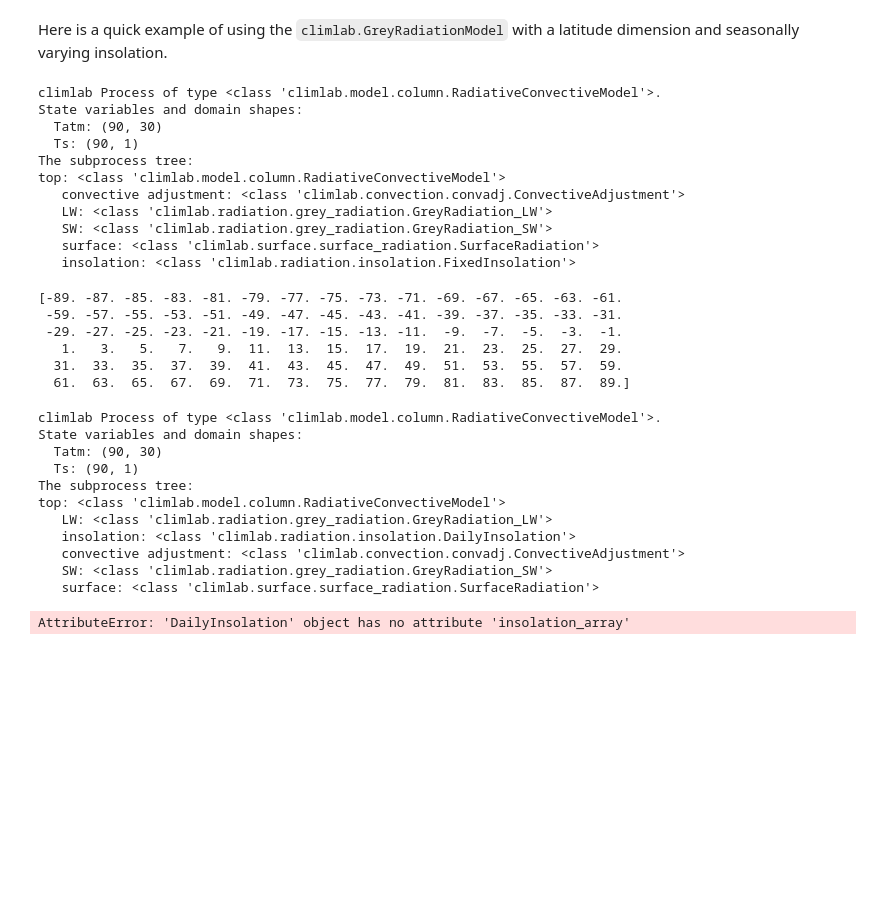
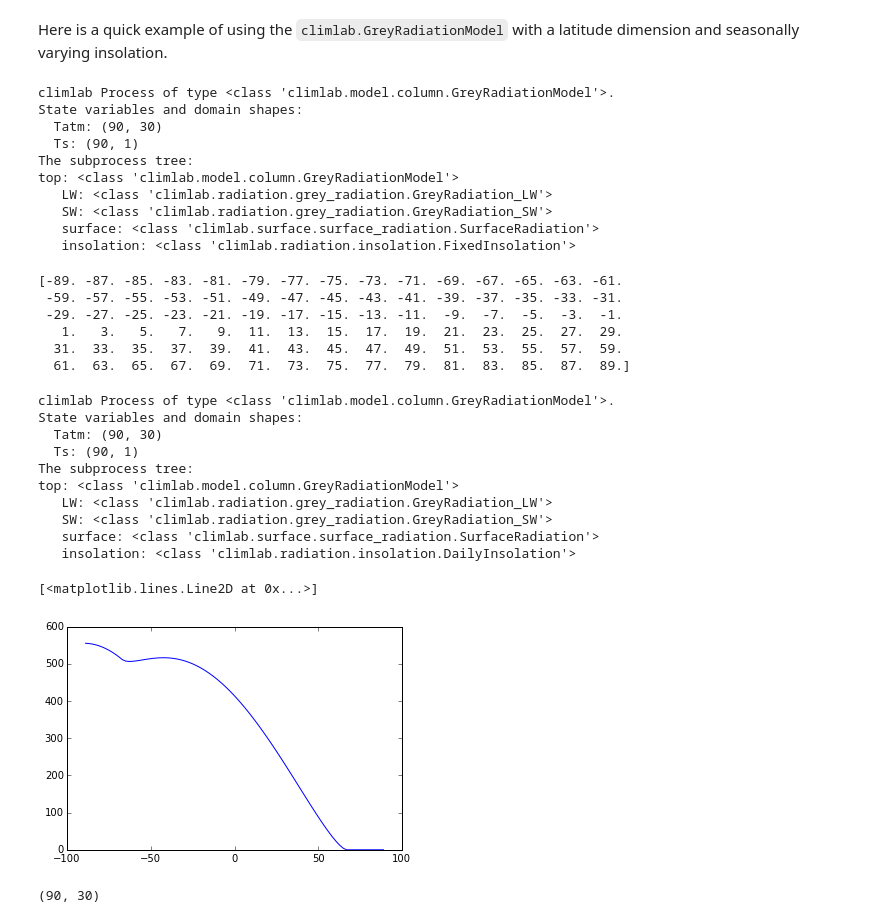
Before and after one commit to climlab/climlab, a Jupyter notebook: courseware/Latitude-dependent grey radiation.ipynb, the cells around one changed output. Drawn from its saved outputs; the diff is of its cells as text; code cells hidden in the pictures; blank space fills up the shorter version.

```diff
--- a/courseware/Latitude-dependent grey radiation.ipynb
+++ b/courseware/Latitude-dependent grey radiation.ipynb
@@ -8,16 +8,15 @@ import numpy as np
 import matplotlib.pyplot as plt
 import climlab
 # %%
-model = climlab.RadiativeConvectiveModel(num_lev=30, num_lat=90)
+model = climlab.GreyRadiationModel(num_lev=30, num_lat=90)
 print model
 # %% [output]
-climlab Process of type <class 'climlab.model.column.RadiativeConvectiveModel'>.
+climlab Process of type <class 'climlab.model.column.GreyRadiationModel'>.
 State variables and domain shapes:
   Tatm: (90, 30)
   Ts: (90, 1)
 The subprocess tree:
-top: <class 'climlab.model.column.RadiativeConvectiveModel'>
-   convective adjustment: <class 'climlab.convection.convadj.ConvectiveAdjustment'>
+top: <class 'climlab.model.column.GreyRadiationModel'>
    LW: <class 'climlab.radiation.grey_radiation.GreyRadiation_LW'>
    SW: <class 'climlab.radiation.grey_radiation.GreyRadiation_SW'>
    surface: <class 'climlab.surface.surface_radiation.SurfaceRadiation'>
@@ -32,25 +31,21 @@ print model.lat
   31.  33.  35.  37.  39.  41.  43.  45.  47.  49.  51.  53.  55.  57.  59.
   61.  63.  65.  67.  69.  71.  73.  75.  77.  79.  81.  83.  85.  87.  89.]
 # %%
-insolation = climlab.radiation.insolation.DailyInsolation(domain=model.Ts.domain)
+insolation = climlab.radiation.insolation.DailyInsolation(domains=model.Ts.domain)
 # %%
 model.add_subprocess('insolation', insolation)
 # %%
 print model
 # %% [output]
-climlab Process of type <class 'climlab.model.column.RadiativeConvectiveModel'>.
+climlab Process of type <class 'climlab.model.column.GreyRadiationModel'>.
 State variables and domain shapes:
   Tatm: (90, 30)
   Ts: (90, 1)
 The subprocess tree:
-top: <class 'climlab.model.column.RadiativeConvectiveModel'>
+top: <class 'climlab.model.column.GreyRadiationModel'>
    LW: <class 'climlab.radiation.grey_radiation.GreyRadiation_LW'>
-   insolation: <class 'climlab.radiation.insolation.DailyInsolation'>
-   convective adjustment: <class 'climlab.convection.convadj.ConvectiveAdjustment'>
    SW: <class 'climlab.radiation.grey_radiation.GreyRadiation_SW'>
    surface: <class 'climlab.surface.surface_radiation.SurfaceRadiation'>
+   insolation: <class 'climlab.radiation.insolation.DailyInsolation'>
 # %%
 model.step_forward()
-model.step_forward()
-# %% [output]
-AttributeError: 'DailyInsolation' object has no attribute 'insolation_array'
@@ -58,0 +52,9 @@ AttributeError: 'DailyInsolation' object has no attribute 'insolation_array'
+# %%
+plt.plot(model.lat, model.diagnostics['insolation'])
+# %% [output]
+[<matplotlib.lines.Line2D at 0x...>]
+[figure, added]
+# %%
+model.Tatm.shape
+# %% [output]
+(90, 30)
```
Also changed, not shown: parts of 12 cells of this notebook, 2 other files.
